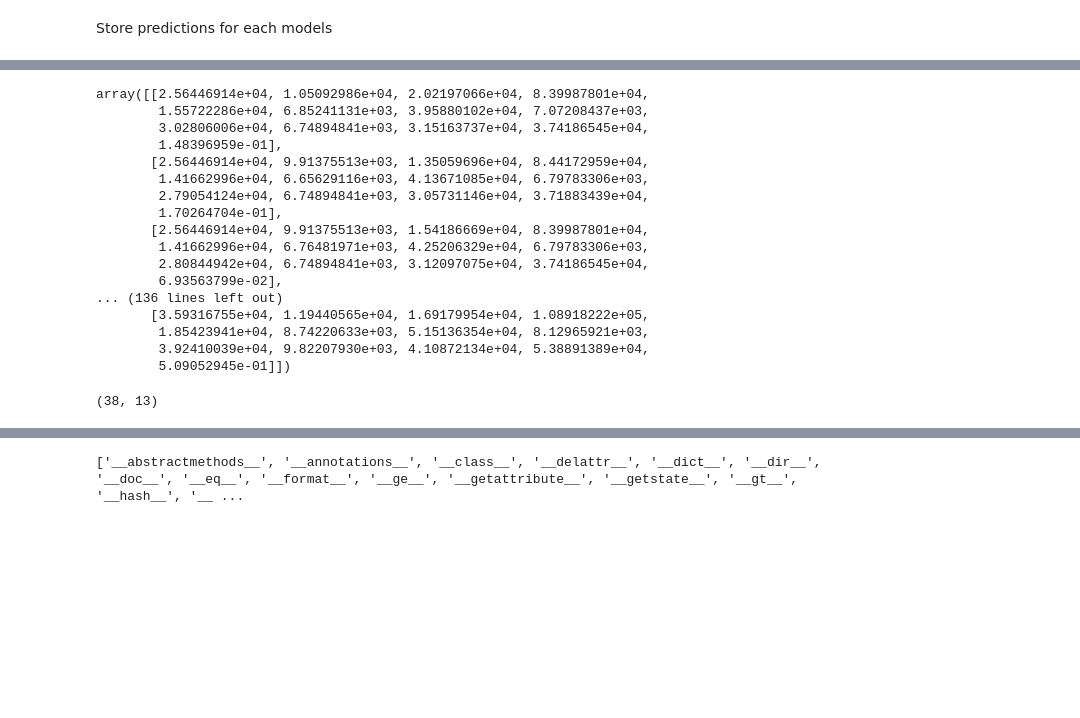
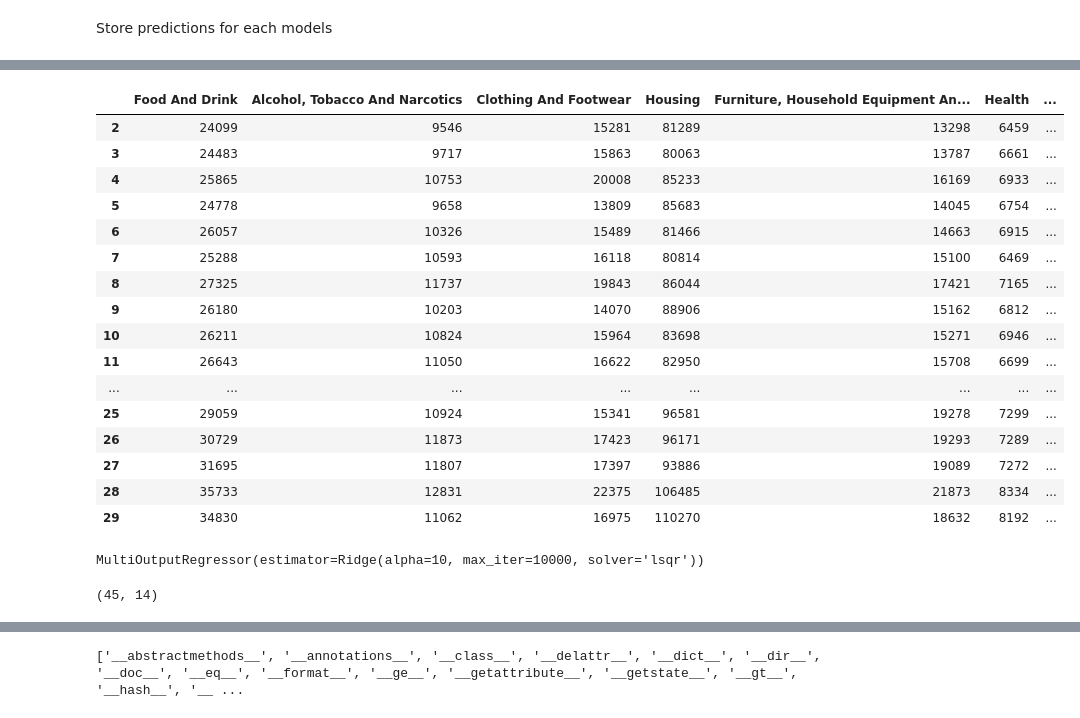
Before and after one commit to Drook93/ONS-Govenment-Public-Spending-Forecast, a Jupyter notebook: Predictive Models/Forecasting Models Updated New.ipynb, the cells around one changed output, grey strips where cells are left out. Drawn from its saved outputs; the diff is of its cells as text; code cells hidden in the pictures; blank space fills up the shorter version.

```diff
--- a/Predictive Models/Forecasting Models Updated New.ipynb
+++ b/Predictive Models/Forecasting Models Updated New.ipynb
@@ -232,7 +260,7 @@ for model_name, model_info in Model.items():
 
         for lag_value in lags_options:
             X_train_lagged = X_train.shift(lag_value).iloc[lag_value:]
-            y_train_lagged = Y_train.iloc[lag_value:, i]
+            y_train_lagged = Y_train.iloc[lag_value:]
 
             scaler = preprocessing.StandardScaler()
             X_train_scaled = scaler.fit_transform(X_train_lagged)
@@ -261,8 +289,8 @@ for model_name, model_info in Model.items():
 
     # Train model for each sector
     for i in range(12):
-        y_train_lagged = Y_train.iloc[best_lag_overall:, i]
-        y_test_lagged = Y_test.iloc[best_lag_overall:, i]
+        y_train_lagged = Y_train.iloc[best_lag_overall:]
+        y_test_lagged = Y_test.iloc[best_lag_overall:]
 
         # Grid search
         grid = GridSearchCV(model_info['model'], model_info['params'], cv=tscv, scoring='neg_mean_squared_error')
@@ -384,24 +411,20 @@ X_Full
-# %%
-forecast
-# %% [output]
-array([[2.56446914e+04, 1.05092986e+04, 2.02197066e+04, 8.39987801e+04,
-        1.55722286e+04, 6.85241131e+03, 3.95880102e+04, 7.07208437e+03,
-        3.02806006e+04, 6.74894841e+03, 3.15163737e+04, 3.74186545e+04,
-        1.48396959e-01],
-       [2.56446914e+04, 9.91375513e+03, 1.35059696e+04, 8.44172959e+04,
-        1.41662996e+04, 6.65629116e+03, 4.13671085e+04, 6.79783306e+03,
-        2.79054124e+04, 6.74894841e+03, 3.05731146e+04, 3.71883439e+04,
-        1.70264704e-01],
-       [2.56446914e+04, 9.91375513e+03, 1.54186669e+04, 8.39987801e+04,
-        1.41662996e+04, 6.76481971e+03, 4.25206329e+04, 6.79783306e+03,
-        2.80844942e+04, 6.74894841e+03, 3.12097075e+04, 3.74186545e+04,
-        6.93563799e-02],
-... (136 lines left out)
-       [3.59316755e+04, 1.19440565e+04, 1.69179954e+04, 1.08918222e+05,
-        1.85423941e+04, 8.74220633e+03, 5.15136354e+04, 8.12965921e+03,
-        3.92410039e+04, 9.82207930e+03, 4.10872134e+04, 5.38891389e+04,
-        5.09052945e-01]])
-# %%
-forecast.shape
-# %% [output]
-(38, 13)
+# %%
+y_train_lagged
+# %% [output]
+|  | Food And Drink | Alcohol, Tobacco And Narcotics | Clothing And Footwear | Housing | Furniture, Household Equipment An... | Health | ... |
+| 2 | 24099 | 9546 | 15281 | 81289 | 13298 | 6459 | ... |
+| 3 | 24483 | 9717 | 15863 | 80063 | 13787 | 6661 | ... |
+| 4 | 25865 | 10753 | 20008 | 85233 | 16169 | 6933 | ... |
+| 5 | 24778 | 9658 | 13809 | 85683 | 14045 | 6754 | ... |
+| 6 | 26057 | 10326 | 15489 | 81466 | 14663 | 6915 | ... |
+| 7 | 25288 | 10593 | 16118 | 80814 | 15100 | 6469 | ... |
+| 8 | 27325 | 11737 | 19843 | 86044 | 17421 | 7165 | ... |
+| 9 | 26180 | 10203 | 14070 | 88906 | 15162 | 6812 | ... |
+| 10 | 26211 | 10824 | 15964 | 83698 | 15271 | 6946 | ... |
+| 11 | 26643 | 11050 | 16622 | 82950 | 15708 | 6699 | ... |
+| ... | ... | ... | ... | ... | ... | ... | ... |
+| 25 | 29059 | 10924 | 15341 | 96581 | 19278 | 7299 | ... |
+| 26 | 30729 | 11873 | 17423 | 96171 | 19293 | 7289 | ... |
+| 27 | 31695 | 11807 | 17397 | 93886 | 19089 | 7272 | ... |
+| 28 | 35733 | 12831 | 22375 | 106485 | 21873 | 8334 | ... |
+| 29 | 34830 | 11062 | 16975 | 110270 | 18632 | 8192 | ... |
@@ -407,0 +445,6 @@ forecast.shape
+# %%
+
+Final_model = MultiOutputRegressor(Best_model)
+Final_model.fit(X_full_lagged_scaled, Y_full_adjusted)
+# %% [output]
+MultiOutputRegressor(estimator=Ridge(alpha=10, max_iter=10000, solver='lsqr'))
@@ -407,0 +463,4 @@ forecast.shape
+# %%
+Merged_df.shape
+# %% [output]
+(45, 14)
```
Also changed, not shown: parts of 40 cells of this notebook.
